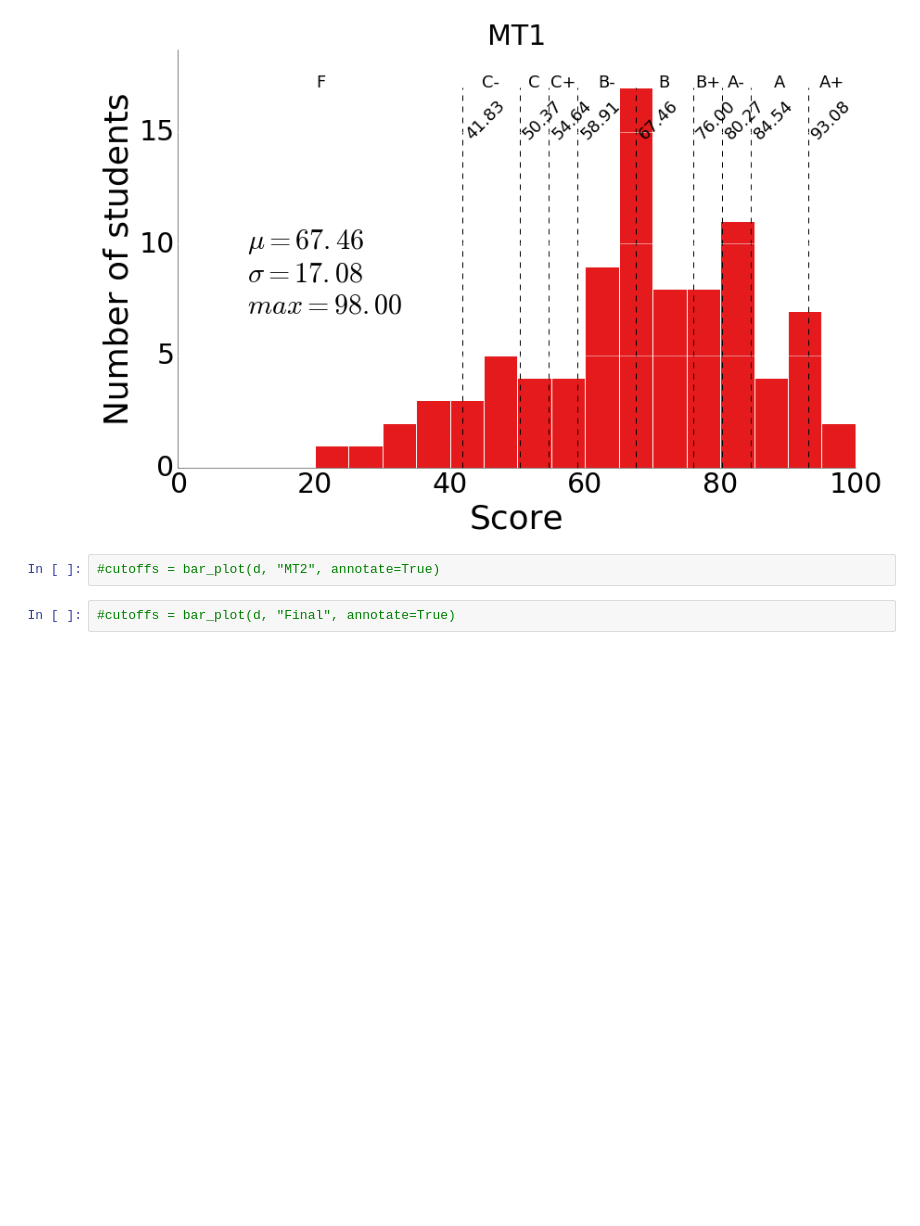
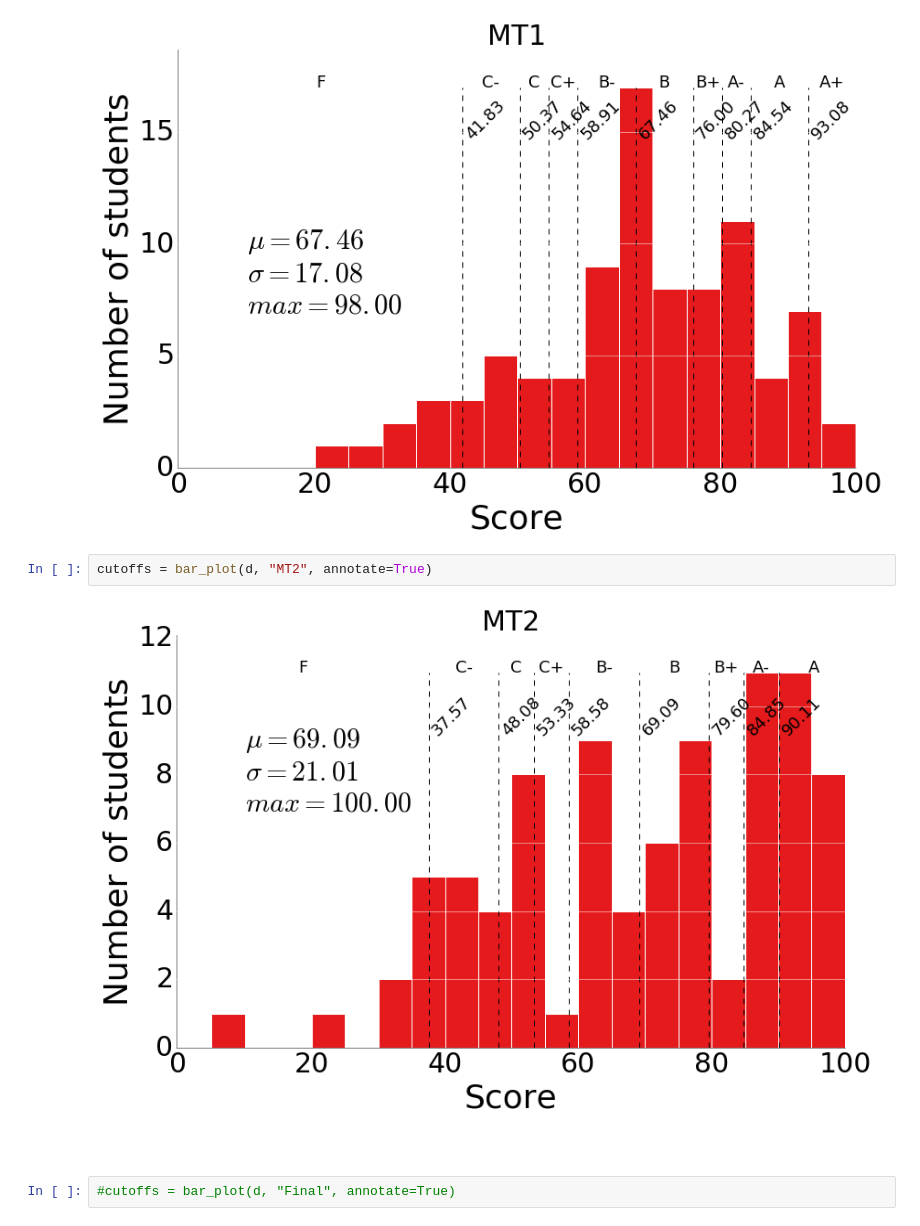
Before and after one commit to materialsvirtuallab/nano106, a Jupyter notebook: grades/Grade Stats.ipynb, the cells around one changed output. Saved outputs shown, nothing was run; the diff lists cells and outputs as text; blank space fills up the shorter version.

```diff
--- a/grades/Grade Stats.ipynb
+++ b/grades/Grade Stats.ipynb
@@ -177,7 +177,9 @@ cutoffs = bar_plot(d, "MT1", annotate=True)
 # %% [output]
 [figure]
 # %%
-#cutoffs = bar_plot(d, "MT2", annotate=True)
+cutoffs = bar_plot(d, "MT2", annotate=True)
+# %% [output]
+[figure, added]
 # %%
 #cutoffs = bar_plot(d, "Final", annotate=True)
 # %% [markdown]
```
Also changed, not shown: parts of 3 cells of this notebook.
